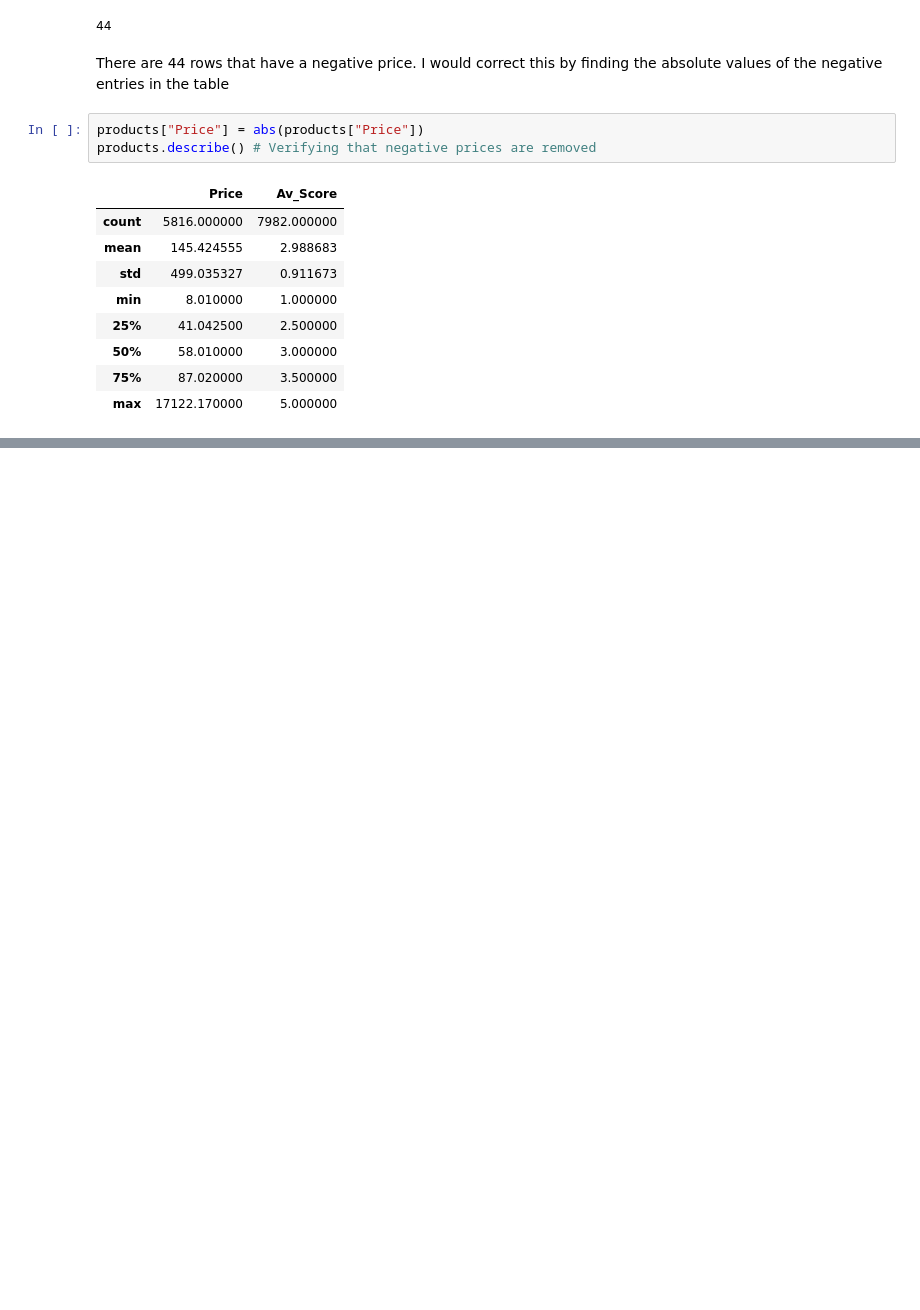
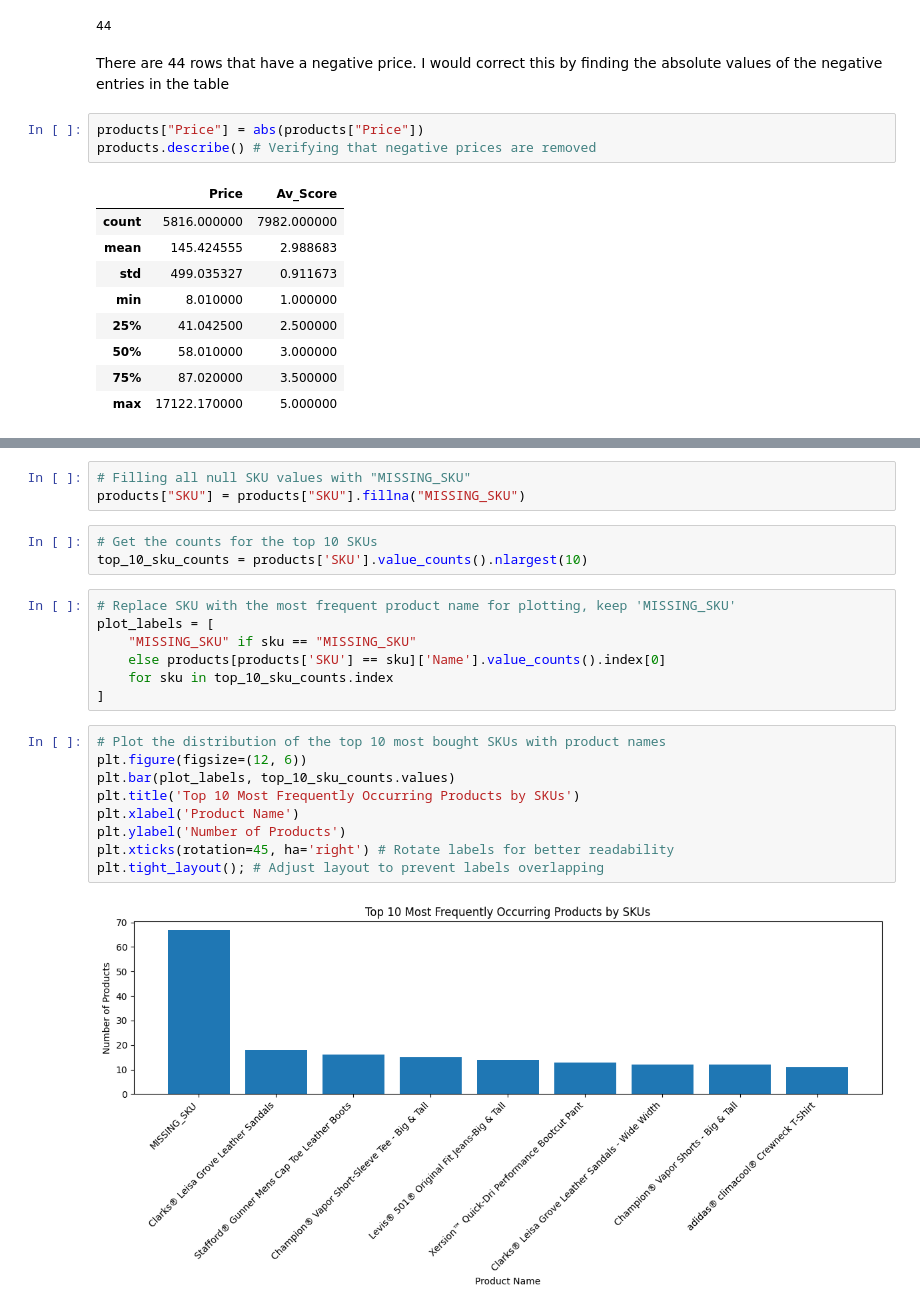
Before and after one commit to RedeemerNtumy/JCPennyConsultancyProject, a Jupyter notebook: 3549063_BD2.ipynb, the cells around one changed output, grey strips where cells are left out. Saved outputs shown, nothing was run; the diff lists cells and outputs as text; blank space fills up the shorter version.

Commit message:
Top products by SKU

```diff
--- a/3549063_BD2.ipynb
+++ b/3549063_BD2.ipynb
@@ -88,0 +101,24 @@ products.describe() # Verifying that negative prices are removed
+# %%
+# Filling all null SKU values with "MISSING_SKU"
+products["SKU"] = products["SKU"].fillna("MISSING_SKU")
+# %%
+# Get the counts for the top 10 SKUs
+top_10_sku_counts = products['SKU'].value_counts().nlargest(10)
+# %%
+# Replace SKU with the most frequent product name for plotting, keep 'MISSING_SKU'
+plot_labels = [
+    "MISSING_SKU" if sku == "MISSING_SKU"
+    else products[products['SKU'] == sku]['Name'].value_counts().index[0]
+    for sku in top_10_sku_counts.index
+]
+# %%
+# Plot the distribution of the top 10 most bought SKUs with product names
+plt.figure(figsize=(12, 6))
+plt.bar(plot_labels, top_10_sku_counts.values)
+plt.title('Top 10 Most Frequently Occurring Products by SKUs')
+plt.xlabel('Product Name')
+plt.ylabel('Number of Products')
+plt.xticks(rotation=45, ha='right') # Rotate labels for better readability
+plt.tight_layout(); # Adjust layout to prevent labels overlapping
+# %% [output]
+[figure, added]
```
Also changed, not shown: parts of 3 cells of this notebook.
